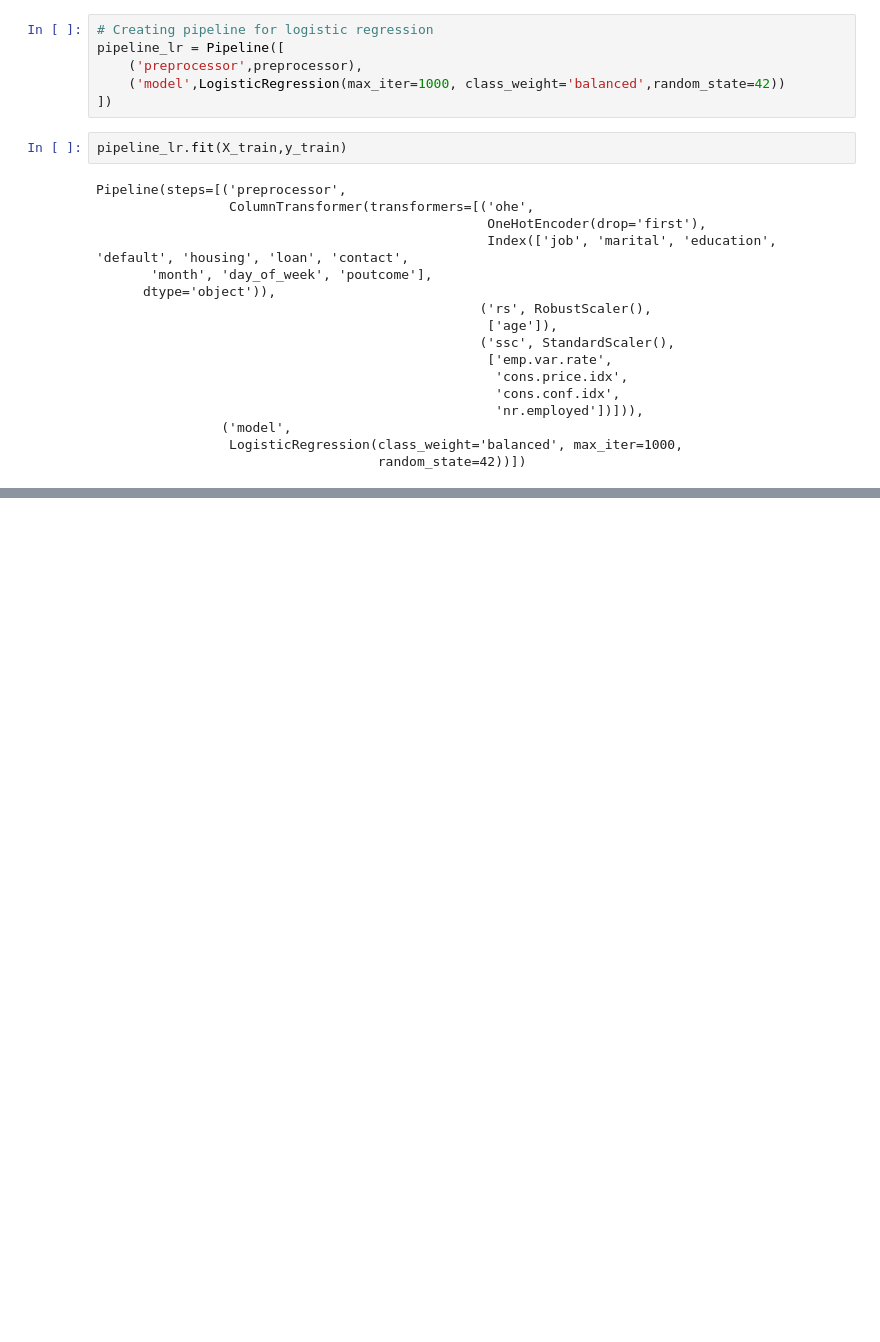
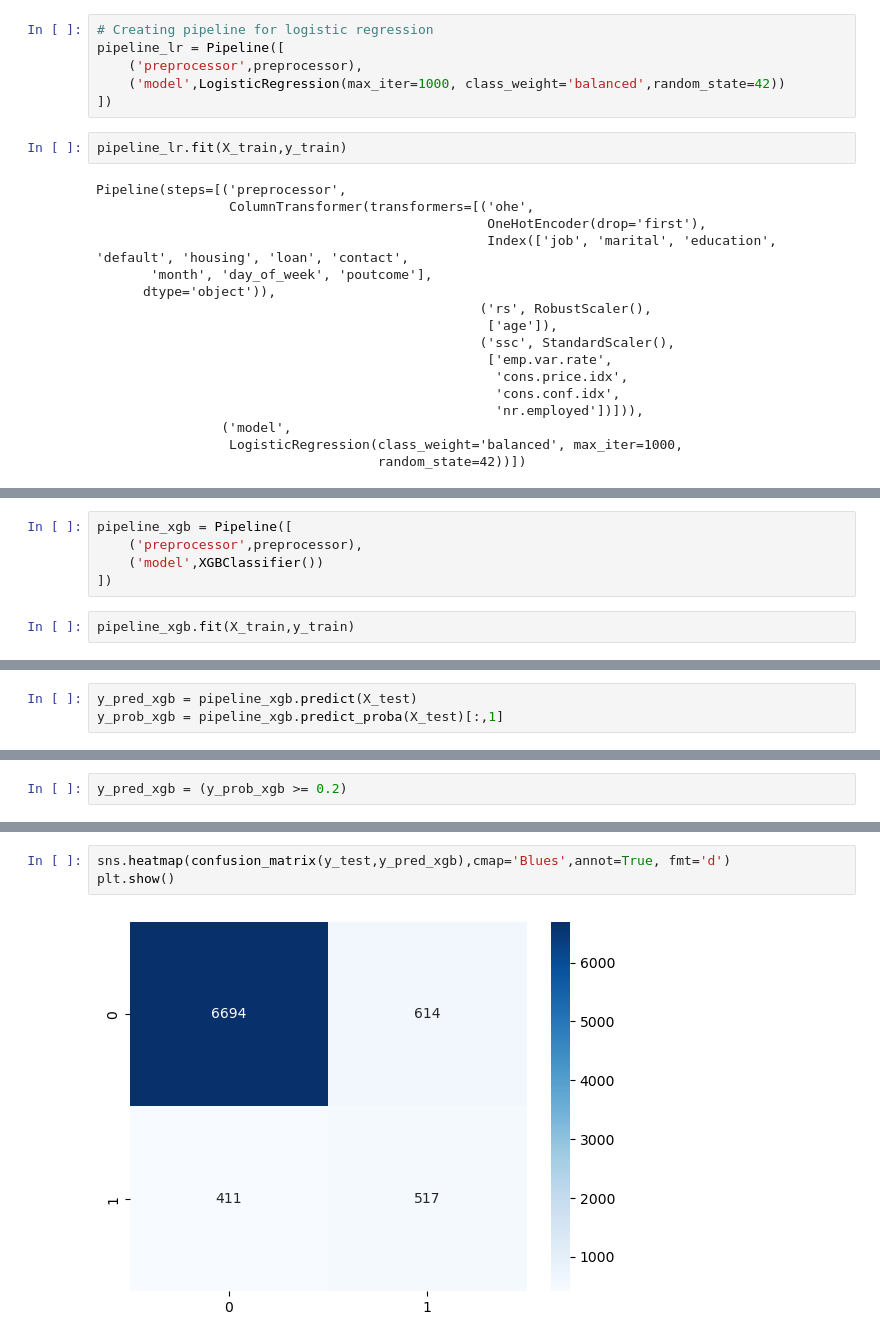
Before and after one commit to vijay12918/Portuguese-Bank-Marketing-Compaign, a Jupyter notebook: Portugese_Bank.ipynb, the cells around one changed output, grey strips where cells are left out. Cells and saved outputs as stored; diff of their text form; blank space fills up the shorter version.

```diff
--- a/Portugese_Bank.ipynb
+++ b/Portugese_Bank.ipynb
@@ -685,0 +855,7 @@ plt.show()
+# %%
+pipeline_xgb = Pipeline([
+    ('preprocessor',preprocessor),
+    ('model',XGBClassifier())
+])
+# %%
+pipeline_xgb.fit(X_train,y_train)
@@ -685,0 +880,3 @@ plt.show()
+# %%
+y_pred_xgb = pipeline_xgb.predict(X_test)
+y_prob_xgb = pipeline_xgb.predict_proba(X_test)[:,1]
@@ -685,0 +910,2 @@ plt.show()
+# %%
+y_pred_xgb = (y_prob_xgb >= 0.2)
@@ -685,0 +926,5 @@ plt.show()
+# %%
+sns.heatmap(confusion_matrix(y_test,y_pred_xgb),cmap='Blues',annot=True, fmt='d')
+plt.show()
+# %% [output]
+[figure, added]
```
Also changed, not shown: parts of 36 cells of this notebook.
